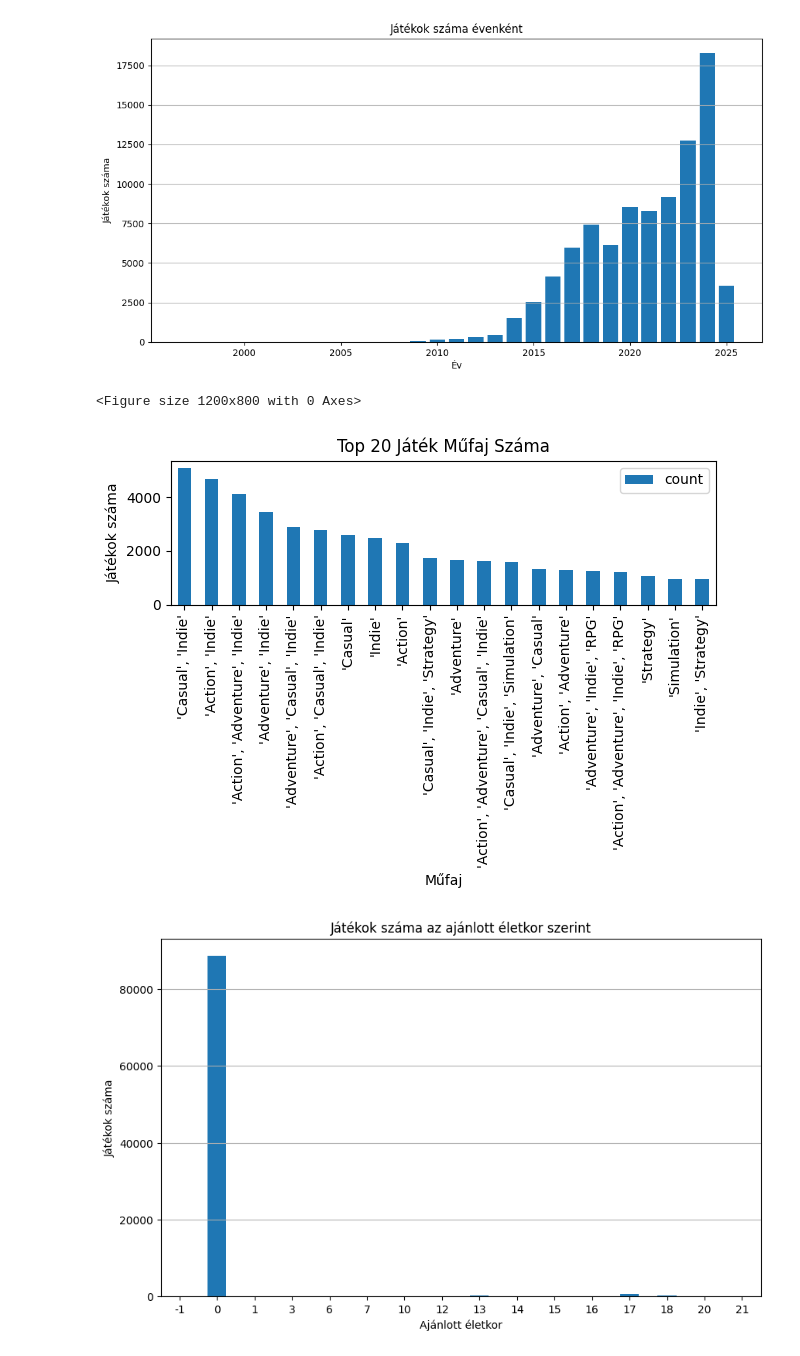
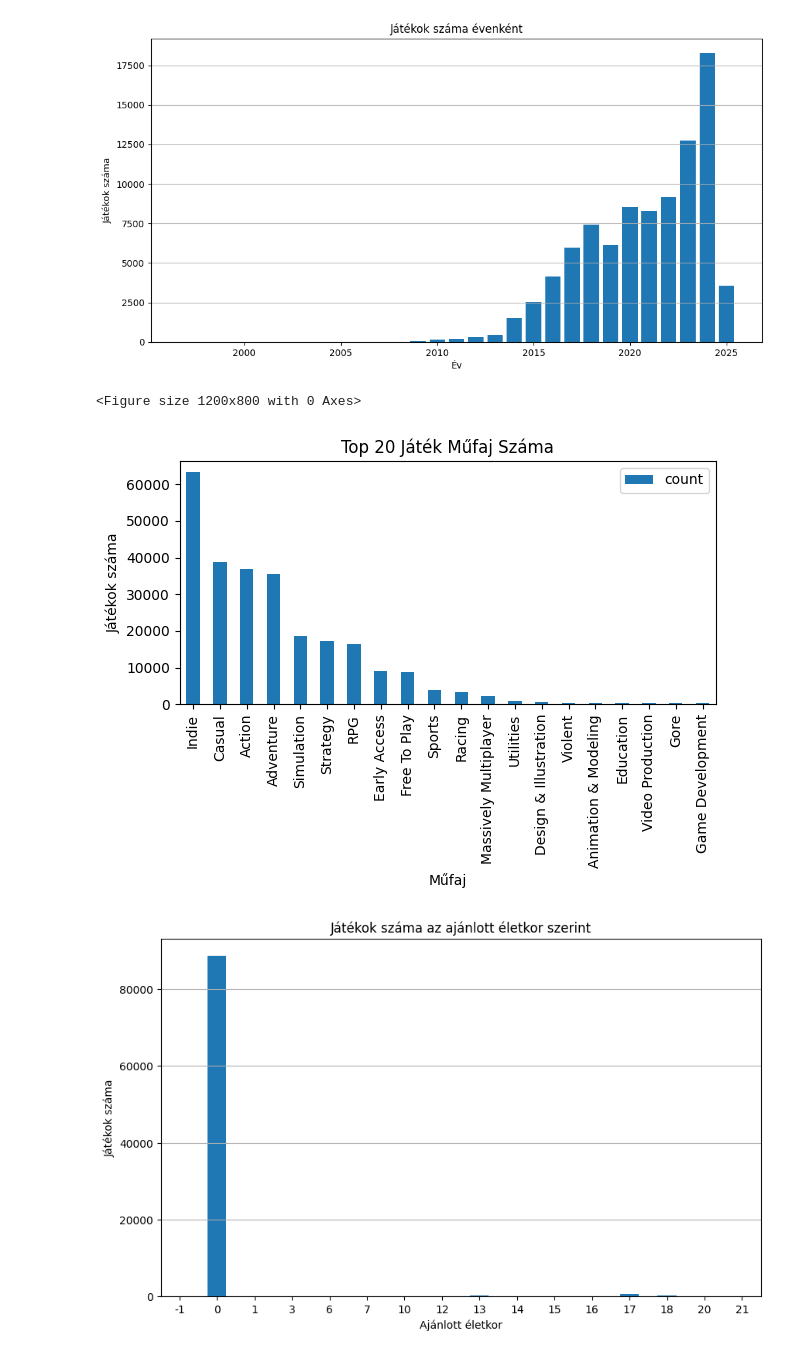
Before and after one commit to Ddavid111/videogame-data-analysis, a Jupyter notebook: notebooks/C.ipynb, the cells around one changed output. Drawn from its saved outputs; the diff is of its cells as text; code cells hidden in the pictures.

```diff
--- a/notebooks/C.ipynb
+++ b/notebooks/C.ipynb
@@ -1,7 +1,11 @@
 # %%
 import pandas as pd
+import matplotlib.pyplot as plt
+import seaborn as sns
+from collections import Counter
+import ast
 
-df = pd.read_csv('/content/drive/MyDrive/Colab Notebooks/Steam_Games_Dataset_2025/games_march2025_cleaned.csv')
+df = pd.read_csv('/content/drive/MyDrive/Colab Notebooks/C/games_march2025_cleaned.csv')
 display(df.head(10))
 # %% [output]
 |  | appid | name | release_date | required_age | price | dlc_count | detailed_description | ... |
@@ -79,28 +74,26 @@ plt.show()
 # %% [output]
 [figure]
 # %%
-import matplotlib.pyplot as plt
-from collections import Counter
+df['genres_list'] = df['genres'].apply(lambda x: ast.literal_eval(x) if isinstance(x, str) and x.startswith('[') else [x])
 
-genres_list = df['genres'].str.split(';').sum()
+genres_list = sum(df['genres_list'], [])
 
-cleaned_genres = [genre.strip("[]") for genre in genres_list]
-
+cleaned_genres = [g.strip() for g in genres_list if isinstance(g, str) and g.strip() != ""]
 
 genre_counts = Counter(cleaned_genres)
 
 genre_df = pd.DataFrame.from_dict(genre_counts, orient='index', columns=['count']).sort_values(by='count', ascending=False)
 
 top_n = 20
 plt.figure(figsize=(12, 8))
-genre_df.head(top_n).plot(kind='bar')
+genre_df.head(top_n).plot(kind='bar', legend=True)
 plt.title(f'Top {top_n} Játék Műfaj Száma')
 plt.xlabel('Műfaj')
 plt.ylabel('Játékok száma')
 plt.xticks(rotation=90)
 plt.tight_layout()
 plt.show()
 # %% [output]
 <Figure size 1200x800 with 0 Axes>
-[figure, old version]
+[figure, new version]
 # %%
```
Also changed, not shown: parts of 9 cells of this notebook, 21 other files.
